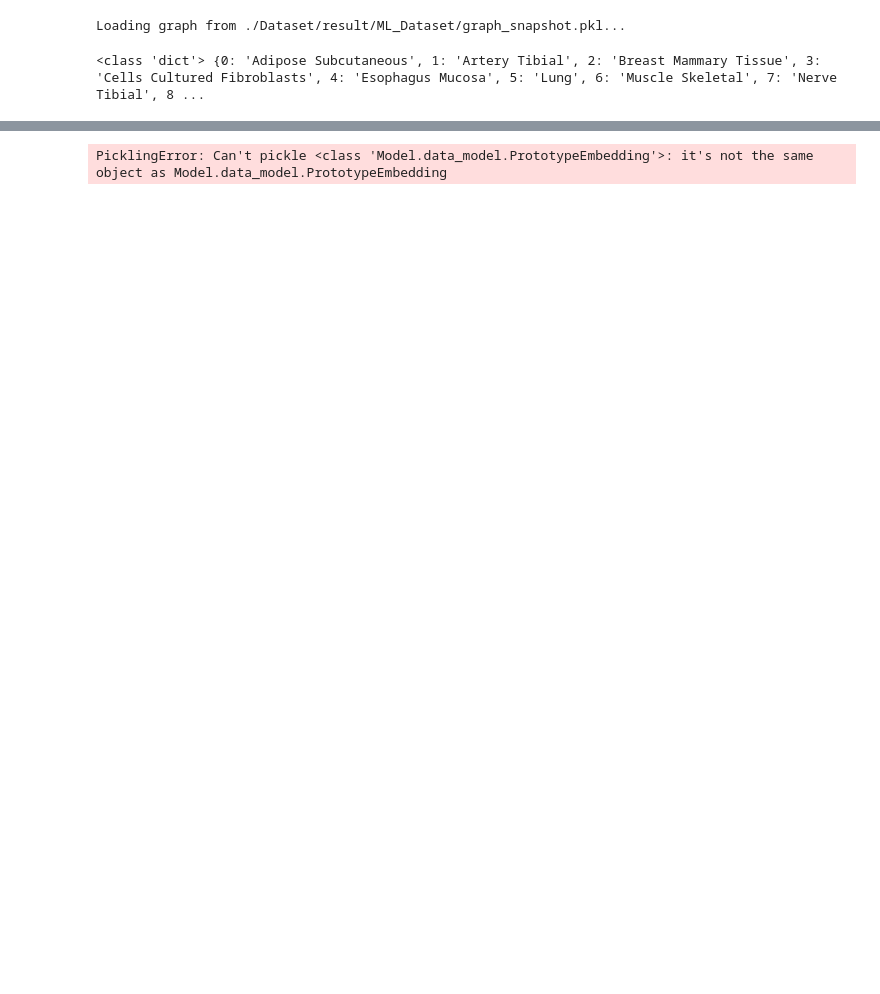
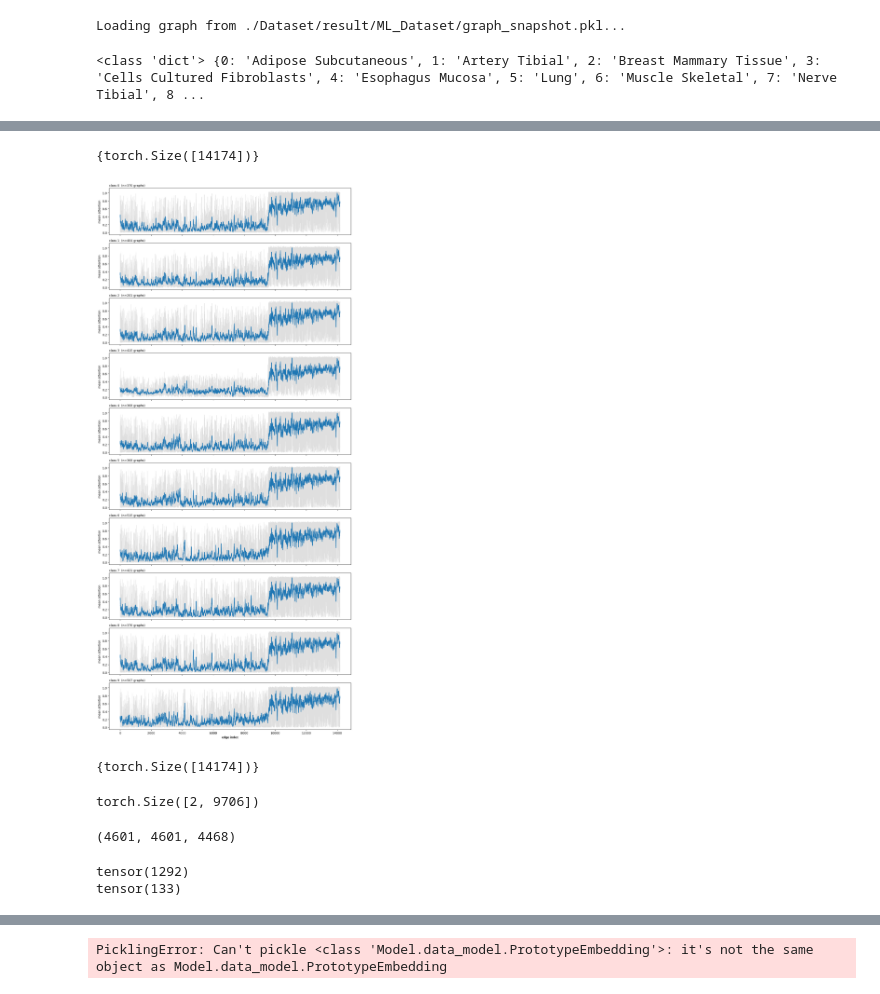
Before and after one commit to yoyo4581/GNN_POmics, a Jupyter notebook: RefinedML.ipynb, the cells around one changed output, grey strips where cells are left out. Drawn from its saved outputs; the diff is of its cells as text; code cells hidden in the pictures; blank space fills up the shorter version.

```diff
--- a/RefinedML.ipynb
+++ b/RefinedML.ipynb
@@ -432,0 +317,72 @@ model.warmup_complete = True
+# %%
+correct = model_results.correct()
+shapes = {em.edge_attention.shape for em in correct.edge_masks}
+shapes  # should be a single shape
+# %% [output]
+{torch.Size([14174])}
+# %%
+import torch
+from collections import defaultdict
+
+groups = defaultdict(list)
+for label, em in zip(correct.labels, correct.edge_masks):
+    groups[int(label)].append(em.edge_attention.detach().float().flatten().cpu())
+
+# [n_graphs, n_edges] per class
+stacks   = {k: torch.stack(v) for k, v in groups.items()}
+profiles = {k: v.mean(0) for k, v in stacks.items()}   # class-wide attention per edge
+spreads  = {k: v.std(0)  for k, v in stacks.items()}
+# %%
+import torch
+import matplotlib.pyplot as plt
+
+labels_sorted = sorted(profiles)
+n = len(labels_sorted)
+
+def smooth(x, w=25):
+    # moving average, edges padded by reflection so the ends aren't dragged toward zero
+    if w <= 1:
+        return x
+    pad = w // 2
+    xp = torch.nn.functional.pad(x[None, None], (pad, pad), mode="reflect")
+    k = torch.ones(1, 1, w) / w
+    return torch.nn.functional.conv1d(xp, k).flatten()
+
+fig, axes = plt.subplots(n, 1, figsize=(12, 2.6 * n), sharex=True, sharey=True)
+axes = [axes] if n == 1 else axes
+
+for ax, label in zip(axes, labels_sorted):
+    prof = profiles[label]
+    x = torch.arange(prof.numel())
+    ax.plot(x, prof, lw=0.5, alpha=0.25, color="gray")   # raw, for reference
+    ax.plot(x, smooth(prof), lw=1.6)                      # smoothed curve
+    ax.set_ylabel("mean attention")
+    ax.set_title(f"class {label}  (n={stacks[label].shape[0]} graphs)", loc="left", fontsize=10)
+
+axes[-1].set_xlabel("edge index")
+fig.tight_layout()
+plt.show()
+# %% [output]
+[figure, added]
+# %%
+shapes
+# %% [output]
+{torch.Size([14174])}
+# %%
+train_dataset.edge_index.shape
+# %% [output]
+torch.Size([2, 9706])
+# %%
+n_from_x = train_dataset[0].x.shape[0]
+n_from_ei = int(train_dataset[0].edge_index.max()) + 1
+n_from_x, n_from_ei, 14174 - 9706
+# %% [output]
+(4601, 4601, 4468)
+# %%
+ei = train_dataset[0].edge_index
+deg = torch.bincount(ei.flatten(), minlength=4601)
+print((deg == 0).sum())                       # isolated nodes
+print((ei[0] == ei[1]).sum())                 # pre-existing self-loops
+# %% [output]
+tensor(1292)
+tensor(133)
```
Also changed, not shown: parts of 36 cells of this notebook, 32 other files.
